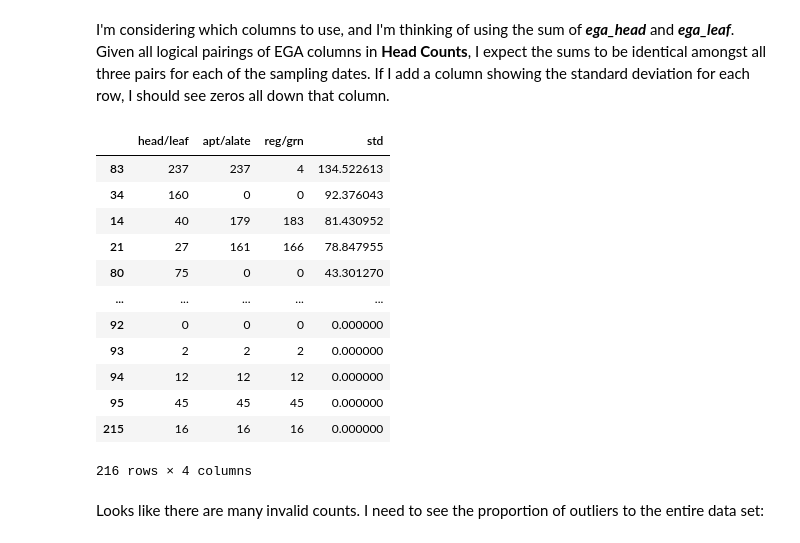
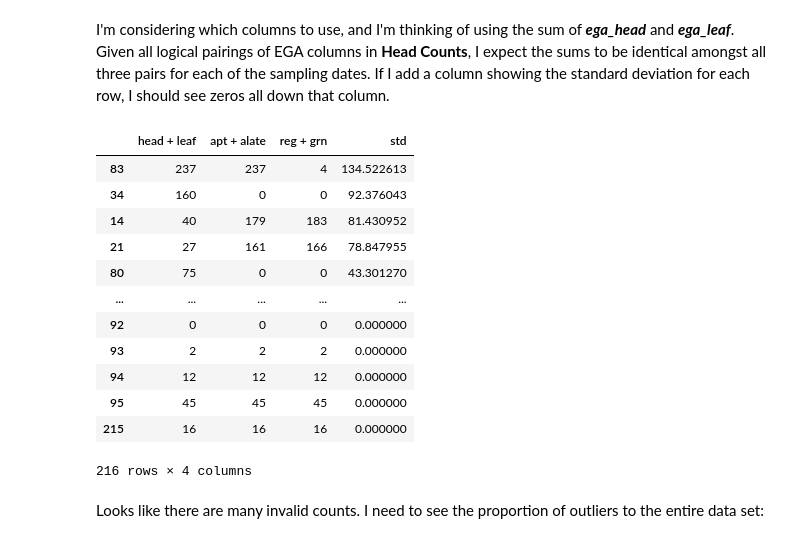
Before and after one commit to devvyn/aafc-field-data, a Jupyter notebook: notebook/projects/2016-sweep-vs-tiller/2016-sweep-vs-tiller.ipynb, the cells around one changed output. Drawn from its saved outputs; the diff is of its cells as text; code cells hidden in the pictures.

```diff
--- a/notebook/projects/2016-sweep-vs-tiller/2016-sweep-vs-tiller.ipynb
+++ b/notebook/projects/2016-sweep-vs-tiller/2016-sweep-vs-tiller.ipynb
@@ -1780,22 +1738,22 @@ Given all logical pairings of EGA columns in **Head Counts**, I expect the sums
 # %%
 hc_ega_sums = pandas.concat(
     (
         (hc['ega_head'] + hc['ega_leaf']),
         (hc['ega_apt'] + hc['ega_alate']),
         (hc['ega_red'] + hc['ega_grn']),
     ),
     axis='columns',
-    keys=['head/leaf', 'apt/alate', 'reg/grn',],
+    keys=['head + leaf', 'apt + alate', 'reg + grn',],
 )
 hc_ega_sums['std'] = hc_ega_sums.std(
     axis='columns',
 )
 
 pandas.options.display.max_rows = 10
 
 hc_ega_sums.sort_values('std', ascending=False,)
 # %% [output]
-|  | head/leaf | apt/alate | reg/grn | std |
+|  | head + leaf | apt + alate | reg + grn | std |
 | 83 | 237 | 237 | 4 | 134.522613 |
 | 34 | 160 | 0 | 0 | 92.376043 |
 | 14 | 40 | 179 | 183 | 81.430952 |
```
Also changed, not shown: parts of 4 cells of this notebook.
